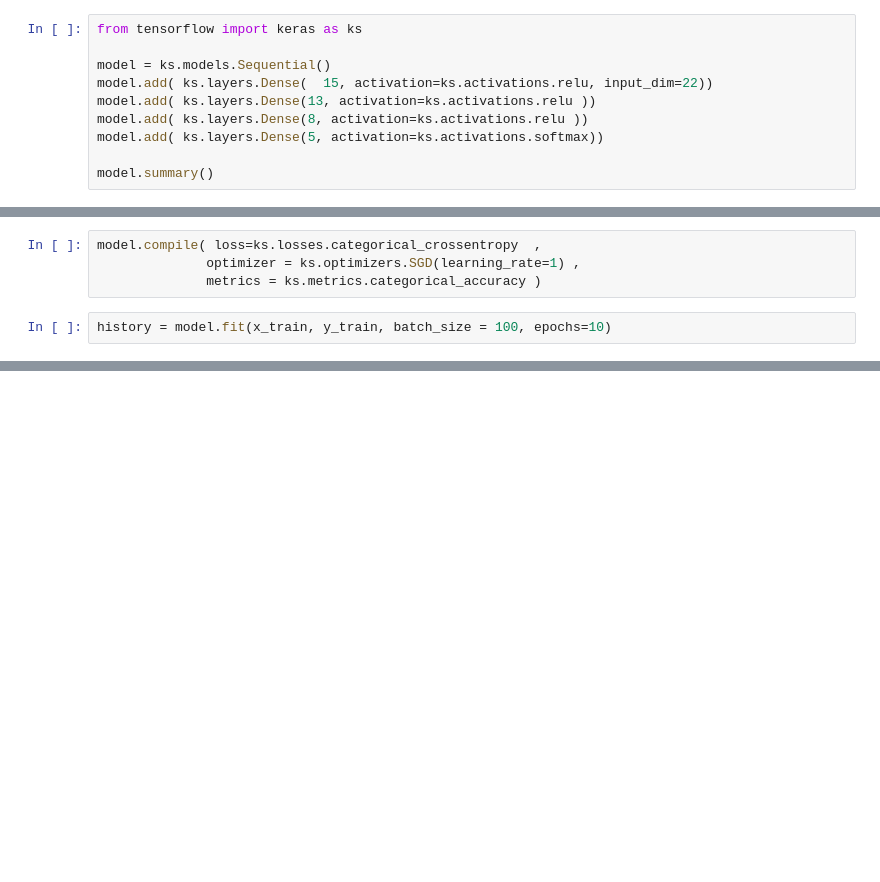
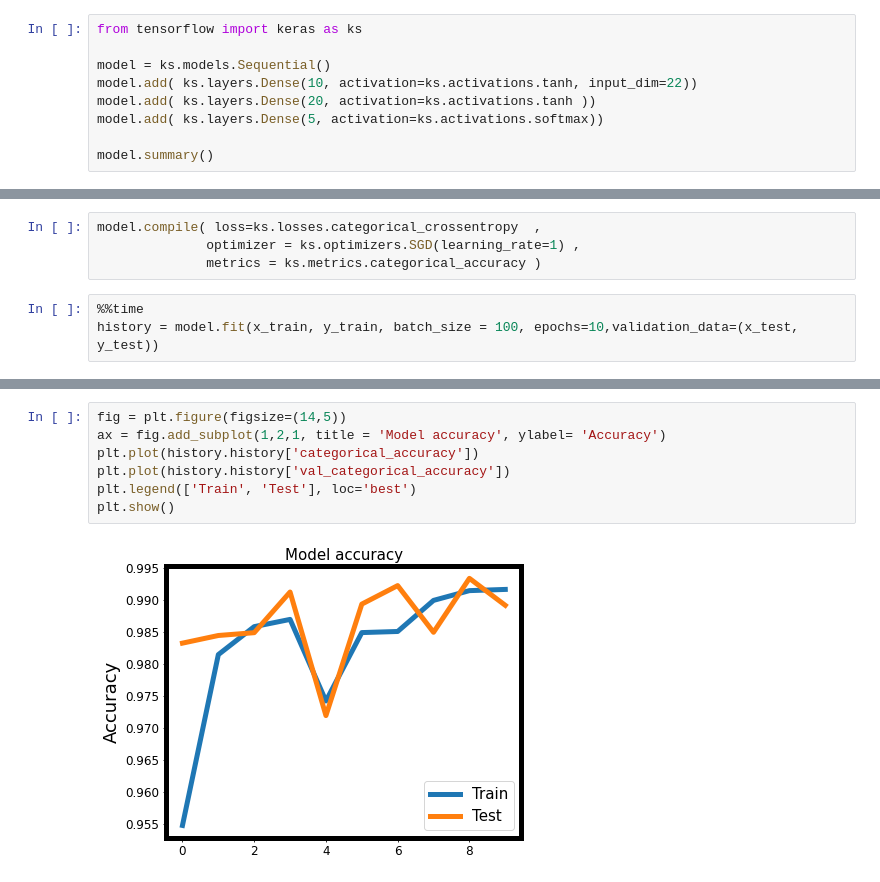
Before and after one commit to Amirosein/AGB-stars-ML-project, a Jupyter notebook: Milestone3/AGB_Project_3.ipynb, the cells around one changed output, grey strips where cells are left out. Saved outputs shown, nothing was run; the diff lists cells and outputs as text; blank space fills up the shorter version.

```diff
--- a/Milestone3/AGB_Project_3.ipynb
+++ b/Milestone3/AGB_Project_3.ipynb
@@ -131,9 +129,8 @@ x_train, x_test, y_train, y_test = train_test_split(X_standard, Y, test_size=0.2
 from tensorflow import keras as ks
 
 model = ks.models.Sequential()
-model.add( ks.layers.Dense(  15, activation=ks.activations.relu, input_dim=22))
-model.add( ks.layers.Dense(13, activation=ks.activations.relu ))
-model.add( ks.layers.Dense(8, activation=ks.activations.relu ))
+model.add( ks.layers.Dense(10, activation=ks.activations.tanh, input_dim=22))
+model.add( ks.layers.Dense(20, activation=ks.activations.tanh ))
 model.add( ks.layers.Dense(5, activation=ks.activations.softmax))
 
 model.summary()
@@ -159,6 +154,7 @@ model.compile( loss=ks.losses.categorical_crossentropy  ,
               optimizer = ks.optimizers.SGD(learning_rate=1) ,
               metrics = ks.metrics.categorical_accuracy )
 # %%
-history = model.fit(x_train, y_train, batch_size = 100, epochs=10)
+%%time
+history = model.fit(x_train, y_train, batch_size = 100, epochs=10,validation_data=(x_test, y_test))
 # %% [output]
 Epoch 1/10
@@ -183,0 +177,9 @@ Epoch 10/10
+# %%
+fig = plt.figure(figsize=(14,5))
+ax = fig.add_subplot(1,2,1, title = 'Model accuracy', ylabel= 'Accuracy')
+plt.plot(history.history['categorical_accuracy'])
+plt.plot(history.history['val_categorical_accuracy'])
+plt.legend(['Train', 'Test'], loc='best')
+plt.show()
+# %% [output]
+[figure, added]
```
Also changed, not shown: parts of 4 cells of this notebook.
